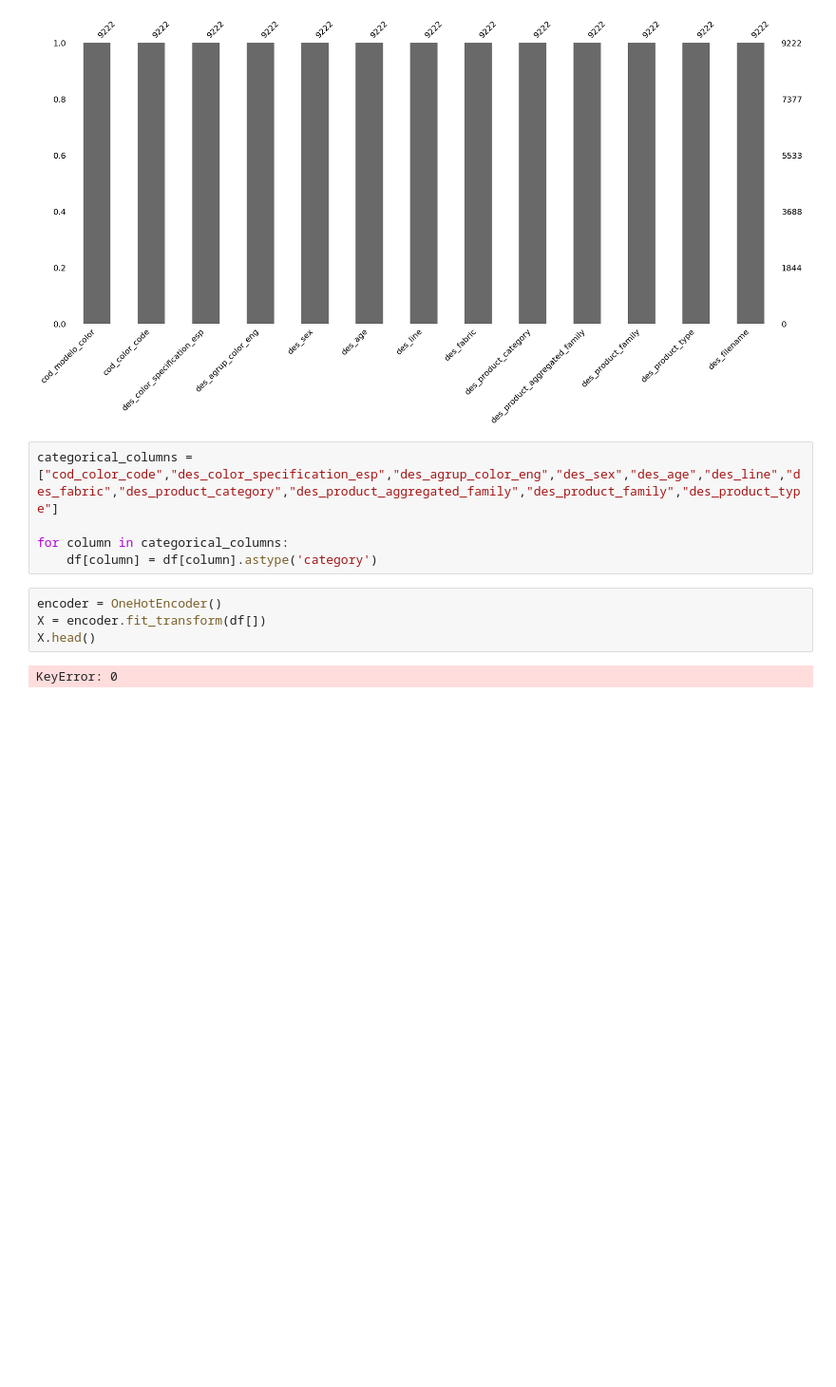
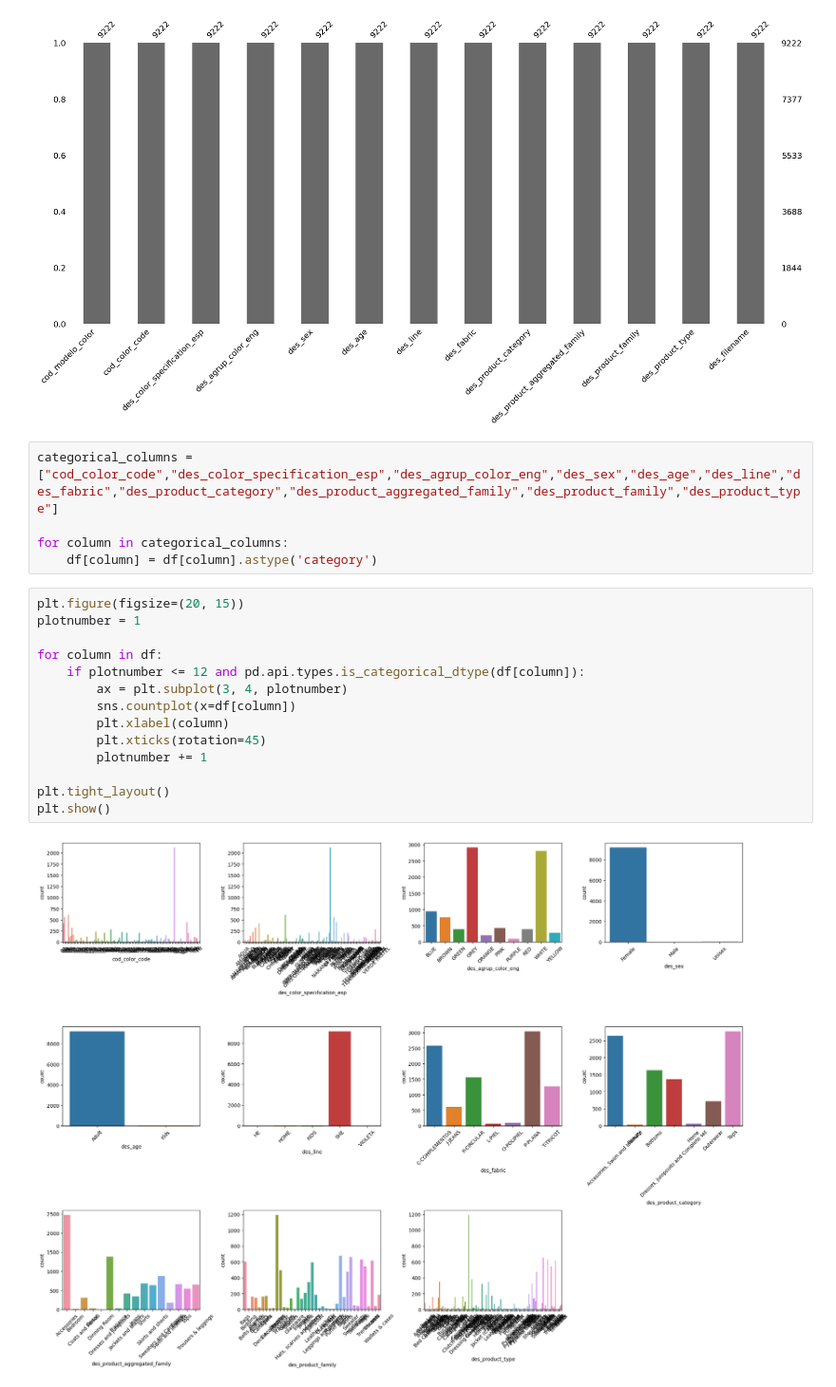
Before and after one commit to nicorosaless/mango_2023, a Jupyter notebook: model/mangomodel.ipynb, the cells around one changed output. Shown at 95% size. Drawn from its saved outputs; the diff is of its cells as text; blank space fills up the shorter version.

```diff
--- a/model/mangomodel.ipynb
+++ b/model/mangomodel.ipynb
@@ -130,9 +130,19 @@ categorical_columns = ["cod_color_code","des_color_specification_esp","des_agrup
 
 for column in categorical_columns:
     df[column] = df[column].astype('category')
-# %%
-encoder = OneHotEncoder()
-X = encoder.fit_transform(df[])
-X.head()
-# %% [output]
-KeyError: 0
+# %%
+plt.figure(figsize=(20, 15))
+plotnumber = 1
+
+for column in df:
+    if plotnumber <= 12 and pd.api.types.is_categorical_dtype(df[column]):
+        ax = plt.subplot(3, 4, plotnumber)
+        sns.countplot(x=df[column])
+        plt.xlabel(column)
+        plt.xticks(rotation=45)
+        plotnumber += 1
+
+plt.tight_layout()
+plt.show()
+# %% [output]
+[figure, added]
```
